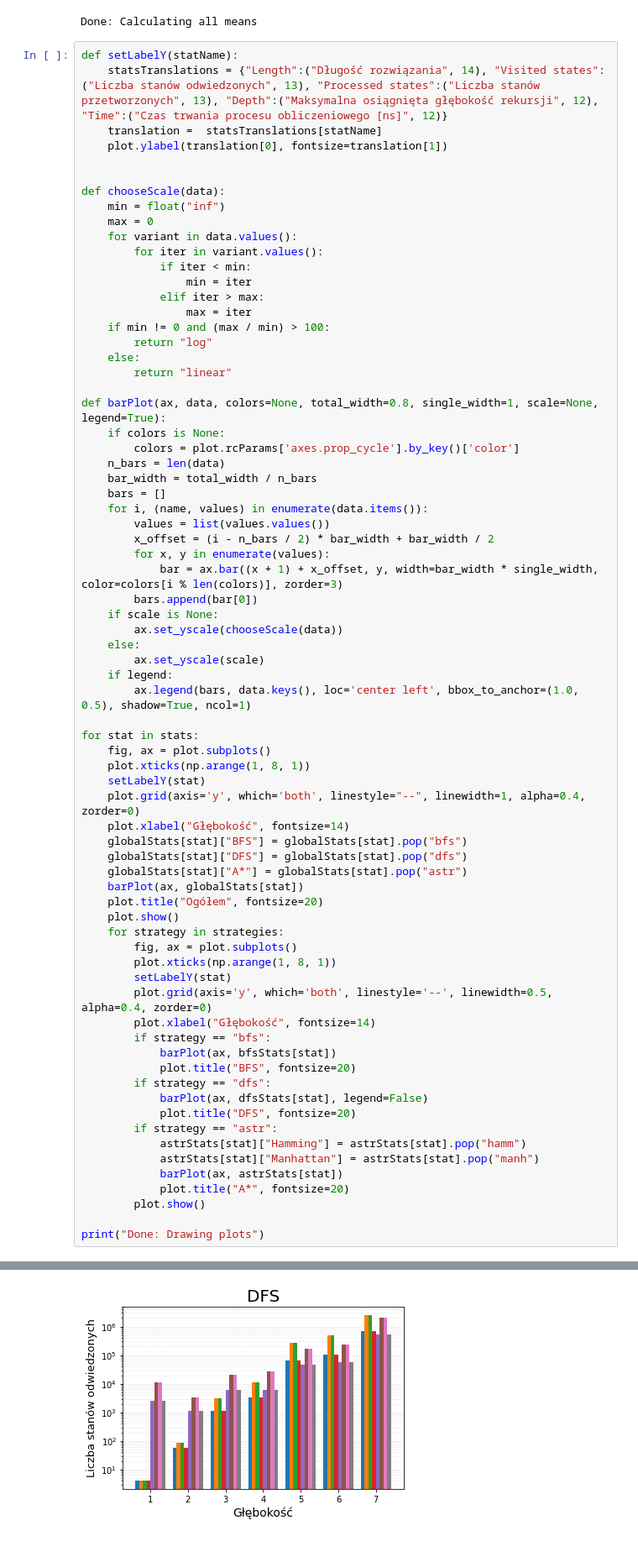
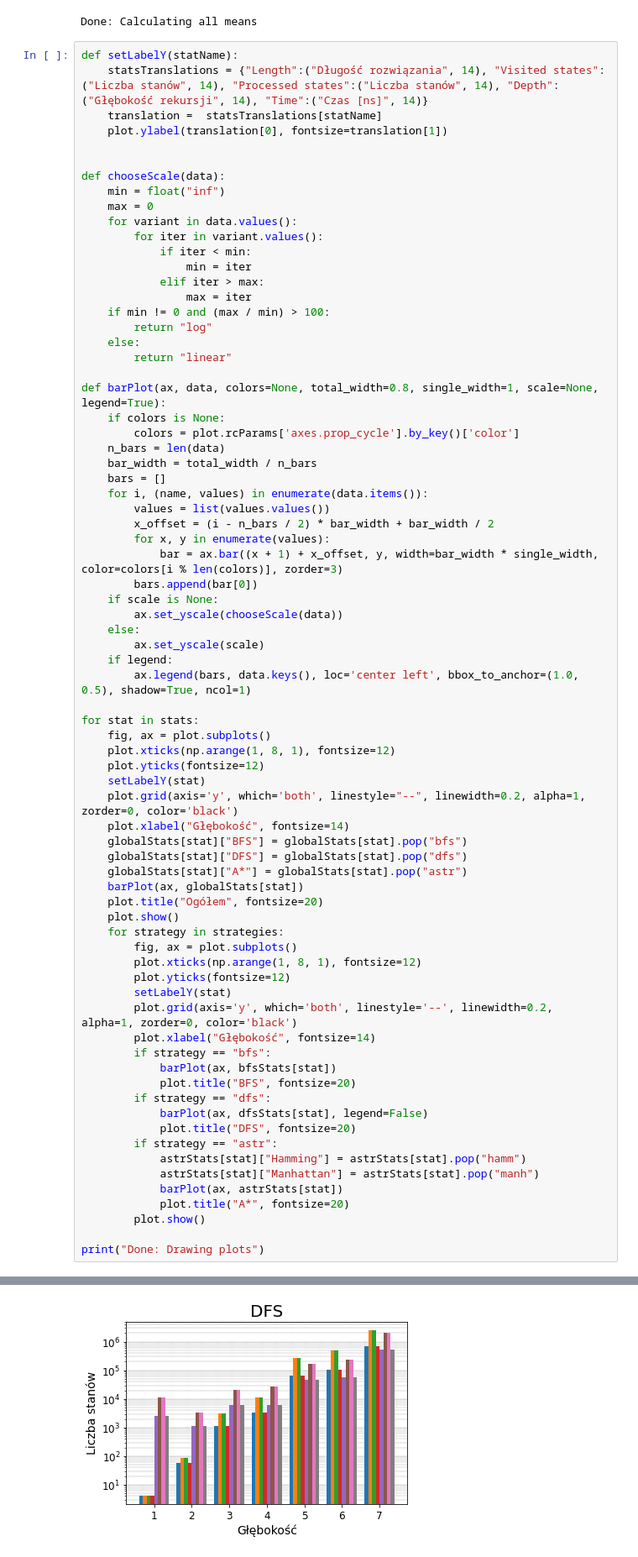
Before and after one commit to paw3lkunka/PL_2020_SISE, a Jupyter notebook: plots.ipynb, the cells around one changed output, grey strips where cells are left out. Shown at 84% size. Saved outputs shown, nothing was run; the diff lists cells and outputs as text.

Commit message:
Fixed issues with plots

```diff
--- a/plots.ipynb
+++ b/plots.ipynb
@@ -115,7 +115,7 @@ print("Done: Calculating all means")
 Done: Calculating all means
 # %%
 def setLabelY(statName):
-	statsTranslations = {"Length":("Długość rozwiązania", 14), "Visited states":("Liczba stanów odwiedzonych", 13), "Processed states":("Liczba stanów przetworzonych", 13), "Depth":("Maksymalna osiągnięta głębokość rekursji", 12), "Time":("Czas trwania procesu obliczeniowego [ns]", 12)}
+	statsTranslations = {"Length":("Długość rozwiązania", 14), "Visited states":("Liczba stanów", 14), "Processed states":("Liczba stanów", 14), "Depth":("Głębokość rekursji", 14), "Time":("Czas [ns]", 14)}
 	translation =  statsTranslations[statName]
 	plot.ylabel(translation[0], fontsize=translation[1])
 
@@ -155,9 +155,10 @@ def barPlot(ax, data, colors=None, total_width=0.8, single_width=1, scale=None,
 
 for stat in stats:
 	fig, ax = plot.subplots()
-	plot.xticks(np.arange(1, 8, 1))
+	plot.xticks(np.arange(1, 8, 1), fontsize=12)
+	plot.yticks(fontsize=12)
 	setLabelY(stat)
-	plot.grid(axis='y', which='both', linestyle="--", linewidth=1, alpha=0.4, zorder=0)
+	plot.grid(axis='y', which='both', linestyle="--", linewidth=0.2, alpha=1, zorder=0, color='black')
 	plot.xlabel("Głębokość", fontsize=14)
 	globalStats[stat]["BFS"] = globalStats[stat].pop("bfs")
 	globalStats[stat]["DFS"] = globalStats[stat].pop("dfs")
@@ -167,9 +168,10 @@ for stat in stats:
 	plot.show()
 	for strategy in strategies:
 		fig, ax = plot.subplots()
-		plot.xticks(np.arange(1, 8, 1))
+		plot.xticks(np.arange(1, 8, 1), fontsize=12)
+		plot.yticks(fontsize=12)
 		setLabelY(stat)
-		plot.grid(axis='y', which='both', linestyle='--', linewidth=0.5, alpha=0.4, zorder=0)
+		plot.grid(axis='y', which='both', linestyle='--', linewidth=0.2, alpha=1, zorder=0, color='black')
 		plot.xlabel("Głębokość", fontsize=14)
 		if strategy == "bfs":
 			barPlot(ax, bfsStats[stat])
@@ -195 +197 @@ print("Done: Drawing plots")
-[figure, old version]
+[figure, new version]
```
Also changed, not shown: parts of 1 cell of this notebook.
